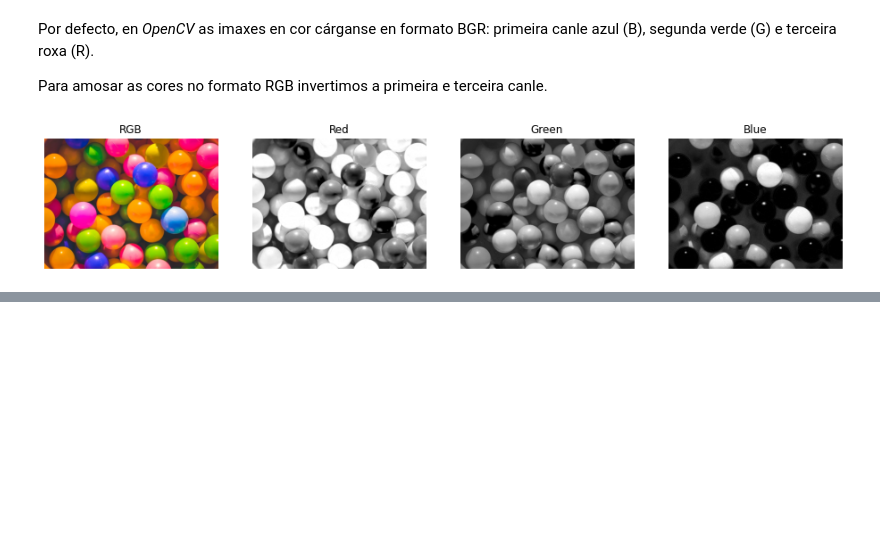
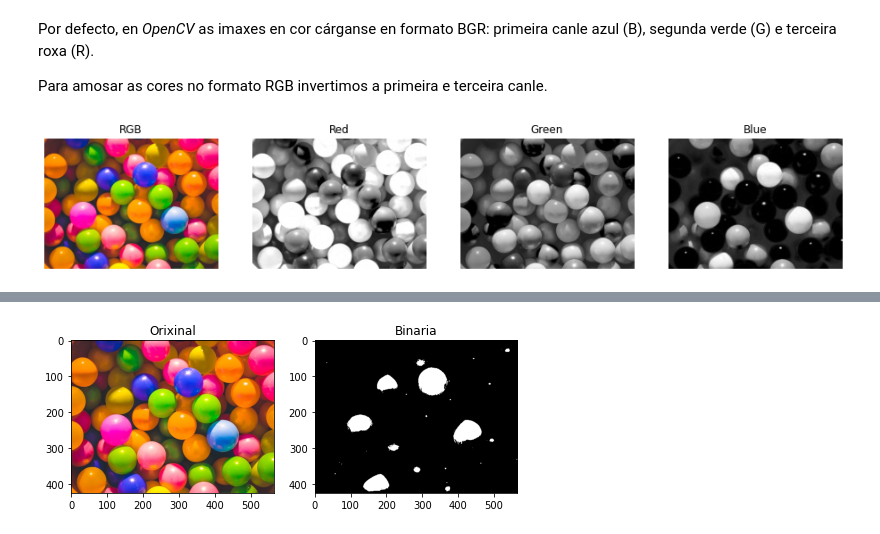
Before and after one commit to lramosg/matica_va, a Jupyter notebook: matica_outubro.ipynb, the cells around one changed output, grey strips where cells are left out. Saved outputs shown, nothing was run; the diff lists cells and outputs as text; code cells hidden in the pictures; blank space fills up the shorter version.

```diff
--- a/matica_outubro.ipynb
+++ b/matica_outubro.ipynb
@@ -108,0 +178,16 @@ plt.show()
+# %%
+bin = blue.copy()
+umbral = 200
+bin[blue>umbral] = 255
+bin[blue<=umbral] = 0
+
+fig, axes = plt.subplots(1, 2, figsize=(8, 4))
+ax = axes.ravel()
+
+ax[0].imshow(rgb)
+ax[0].set_title("Orixinal")
+ax[1].imshow(bin, cmap = 'gray')
+ax[1].set_title("Binaria")
+plt.show()
+# %% [output]
+[figure, added]
```
Also changed, not shown: parts of 24 cells of this notebook.
